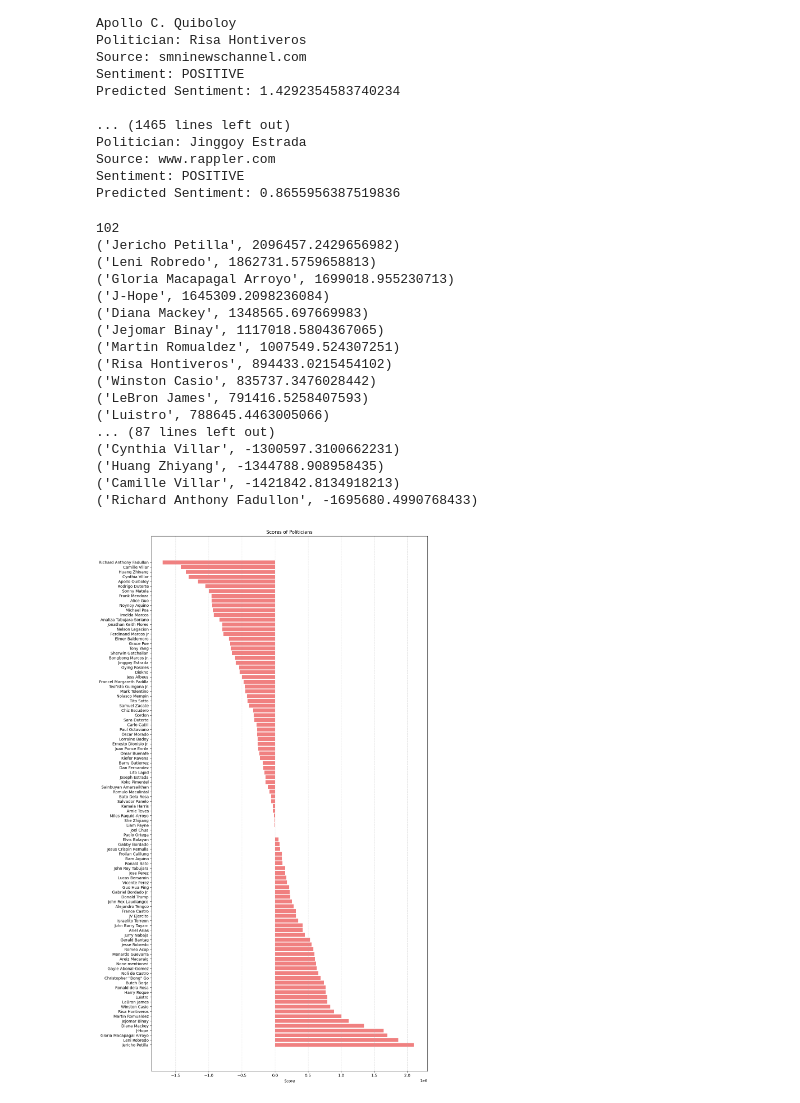
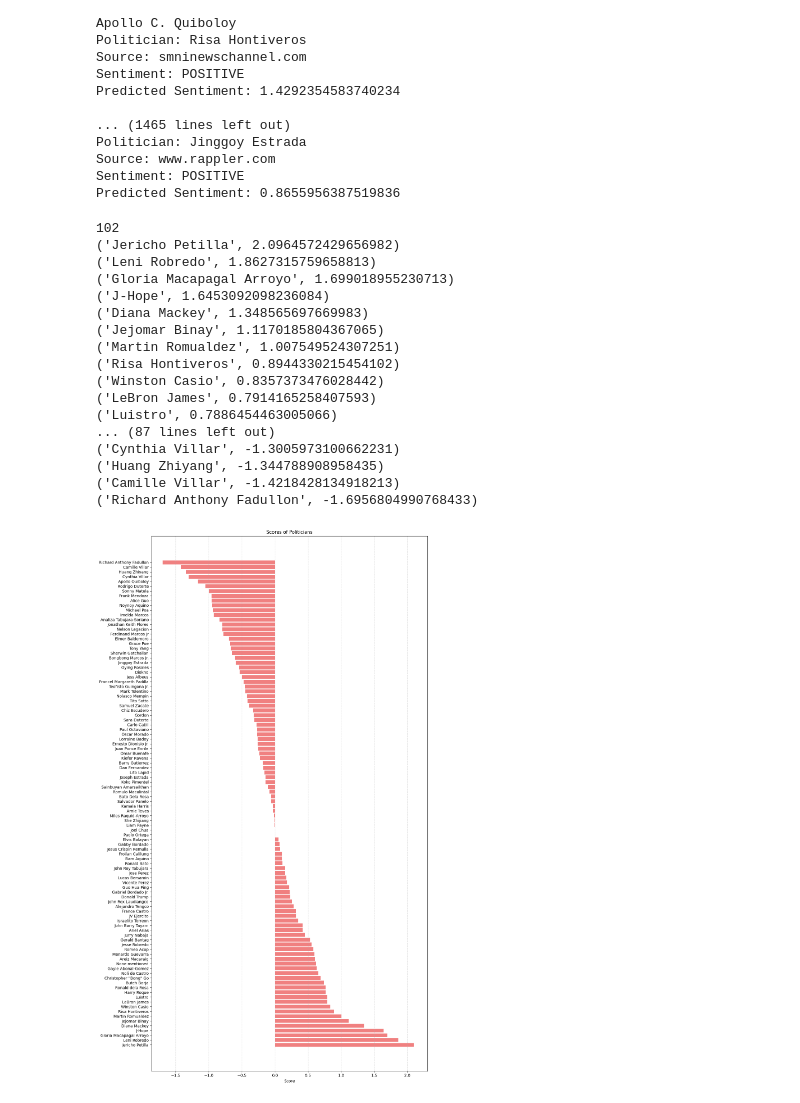
Before and after one commit to JustroX/bayanwatch, a Jupyter notebook: python-scripts/core/scoring/scorer.ipynb, the cells around one changed output. Cells and saved outputs as stored; diff of their text form; code cells hidden in the pictures.

```diff
--- a/python-scripts/core/scoring/scorer.ipynb
+++ b/python-scripts/core/scoring/scorer.ipynb
@@ -267,50 +267,50 @@ import matplotlib.pyplot as plt
 print(len(model.i_pol.weight))
 
 reps = []
 for i in range(num_politicians):
     pol_name = politician_names[i]
-    score = (model.i_pol.weight[i].item()) * 10**6
+    score = (model.i_pol.weight[i].item())
     reps.append((pol_name, score))
 
 reps = sorted(reps, key=lambda x: x[1], reverse=True)
 for rep in reps:
     print(rep)
 
 
 
 # Unzip the data into two lists
 politicians, scores = zip(*reps)
 
 # Create a bar chart
 plt.figure(figsize=(12, 20))
 plt.barh(politicians, scores, color='lightcoral')
 plt.xlabel('Score')
 plt.title('Scores of Politicians')
 plt.xlim( min(scores)*1.1, max(scores) * 1.1)  # Set xlim for better visualization
 plt.grid(axis='x', linestyle='--', alpha=0.7)
 
 # Display the plot
 plt.tight_layout()
 plt.show()
 # %% [output]
 102
-('Jericho Petilla', 2096457.2429656982)
-('Leni Robredo', 1862731.5759658813)
-('Gloria Macapagal Arroyo', 1699018.955230713)
-('J-Hope', 1645309.2098236084)
-('Diana Mackey', 1348565.697669983)
-('Jejomar Binay', 1117018.5804367065)
-('Martin Romualdez', 1007549.524307251)
-('Risa Hontiveros', 894433.0215454102)
-('Winston Casio', 835737.3476028442)
-('LeBron James', 791416.5258407593)
-('Luistro', 788645.4463005066)
+('Jericho Petilla', 2.0964572429656982)
+('Leni Robredo', 1.8627315759658813)
+('Gloria Macapagal Arroyo', 1.699018955230713)
+('J-Hope', 1.6453092098236084)
+('Diana Mackey', 1.348565697669983)
+('Jejomar Binay', 1.1170185804367065)
+('Martin Romualdez', 1.007549524307251)
+('Risa Hontiveros', 0.8944330215454102)
+('Winston Casio', 0.8357373476028442)
+('LeBron James', 0.7914165258407593)
+('Luistro', 0.7886454463005066)
 ... (87 lines left out)
-('Cynthia Villar', -1300597.3100662231)
-('Huang Zhiyang', -1344788.908958435)
-('Camille Villar', -1421842.8134918213)
-('Richard Anthony Fadullon', -1695680.4990768433)
+('Cynthia Villar', -1.3005973100662231)
+('Huang Zhiyang', -1.344788908958435)
+('Camille Villar', -1.4218428134918213)
+('Richard Anthony Fadullon', -1.6956804990768433)
-[figure, old version]
+[figure, new version]
 # %%
 # Whitelist data
 whitelist = ['Leni Robredo', 'Risa Hontiveros','Sara Duterte', 'Bongbong Marcos Jr.']
```
Also changed, not shown: parts of 1 cell of this notebook.
